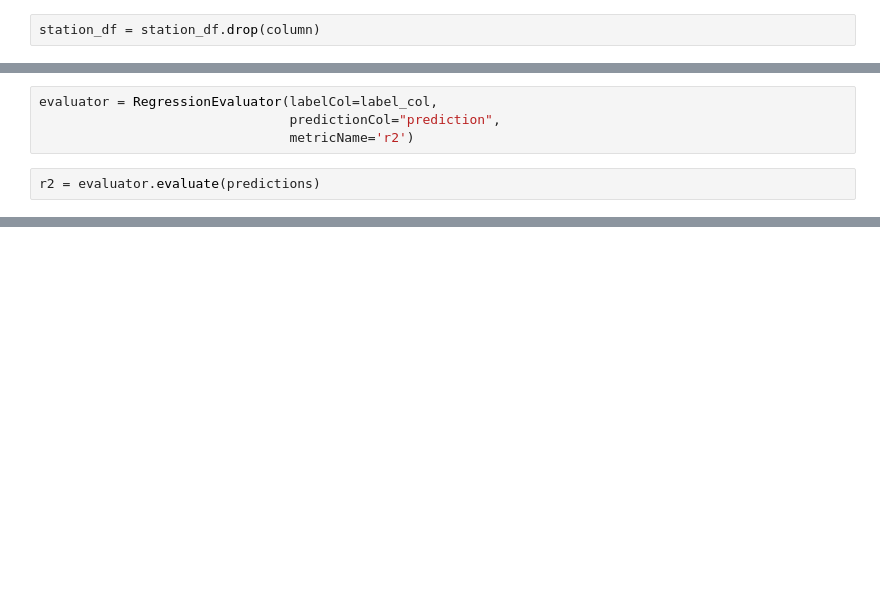
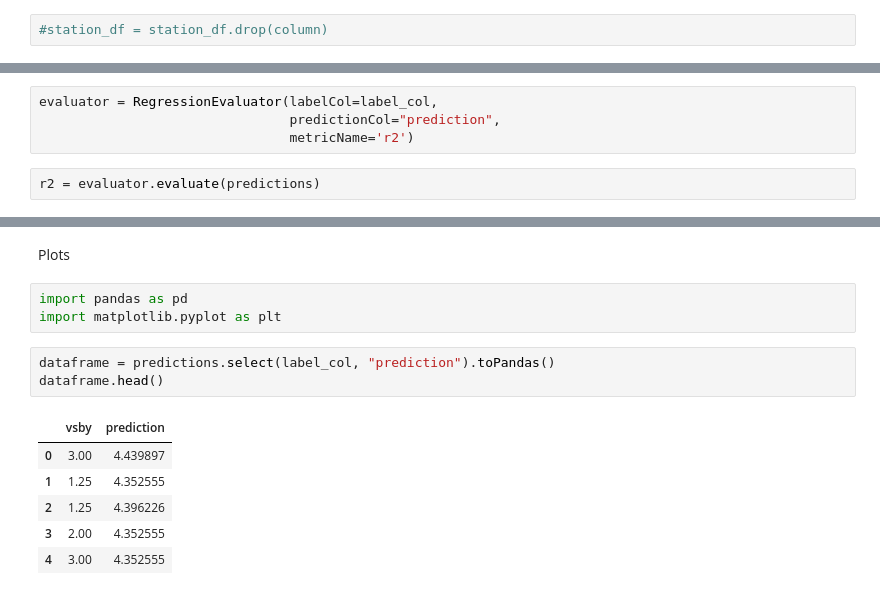
Before and after one commit to MarieeCzy/sandbox, a Jupyter notebook: lookup_dataset.ipynb, the cells around one changed output, grey strips where cells are left out. Cells and saved outputs as stored; diff of their text form; blank space fills up the shorter version.

```diff
--- a/lookup_dataset.ipynb
+++ b/lookup_dataset.ipynb
@@ -156,7 +218,7 @@ station_df.filter(col(column).isNull()).count()
 # %% [markdown]
 Drop column
 # %%
-station_df = station_df.drop(column)
+#station_df = station_df.drop(column)
 # %% [markdown]
 Replace None
 # %%
@@ -310,0 +361,15 @@ r2 = evaluator.evaluate(predictions)
+# %% [markdown]
+Plots
+# %%
+import pandas as pd
+import matplotlib.pyplot as plt
+# %%
+dataframe = predictions.select(label_col, "prediction").toPandas()
+dataframe.head()
+# %% [output]
+|  | vsby | prediction |
+| 0 | 3.00 | 4.439897 |
+| 1 | 1.25 | 4.352555 |
+| 2 | 1.25 | 4.396226 |
+| 3 | 2.00 | 4.352555 |
+| 4 | 3.00 | 4.352555 |
```
Also changed, not shown: parts of 28 cells of this notebook, 1 other file.
